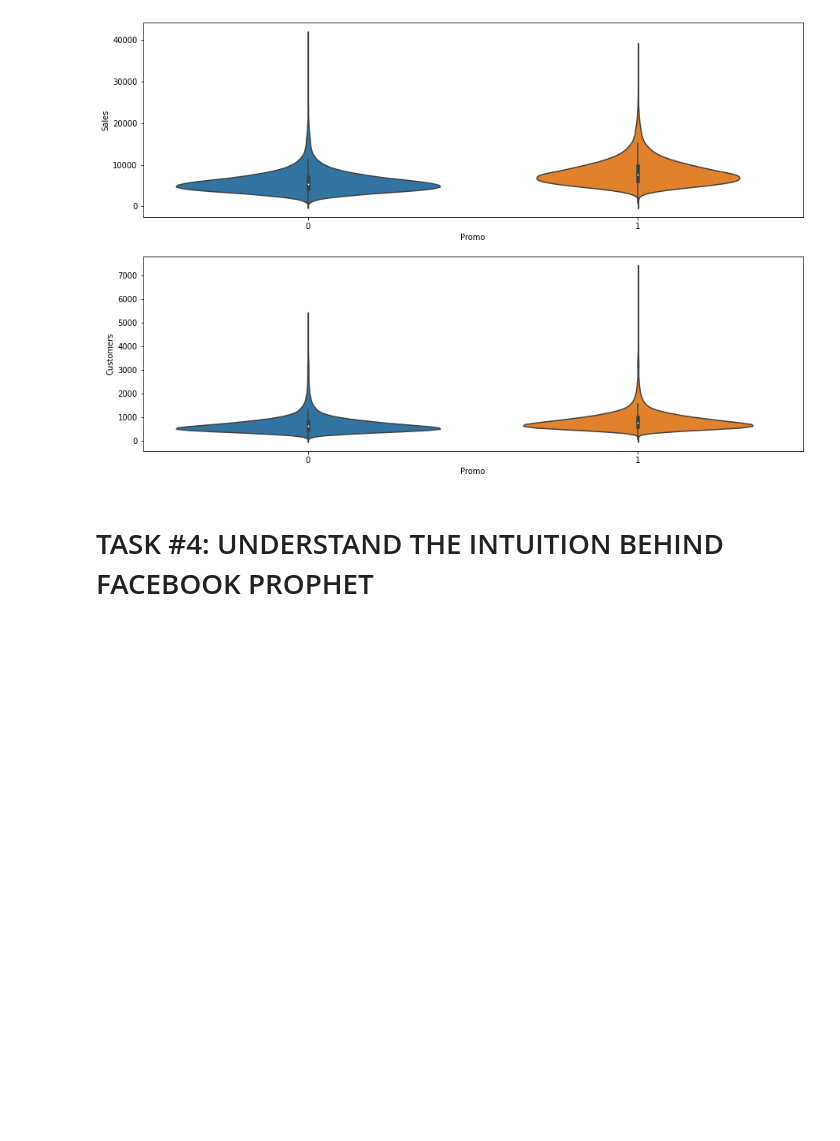
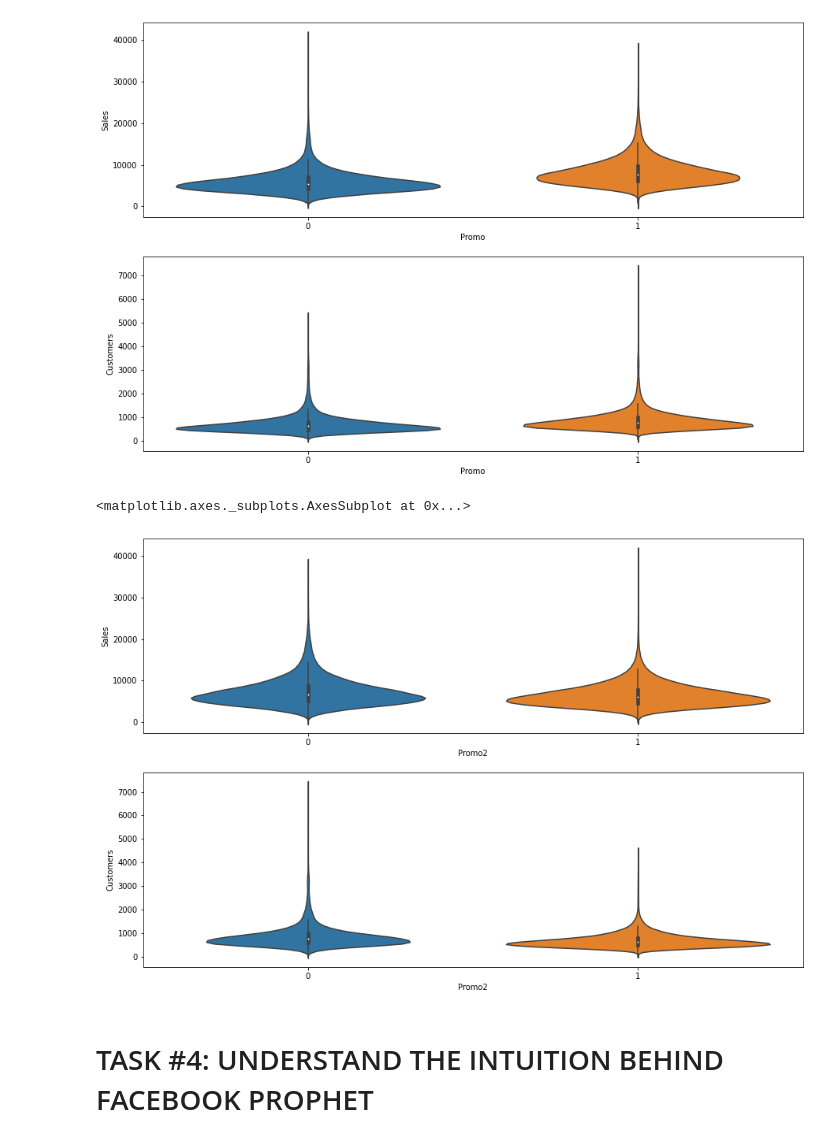
Before and after one commit to wellmej/DataScienceUseCases, a Jupyter notebook: Case3_My_Sales_Department.ipynb, the cells around one changed output. Cells and saved outputs as stored; diff of their text form; code cells hidden in the pictures; blank space fills up the shorter version.

```diff
--- a/Case3_My_Sales_Department.ipynb
+++ b/Case3_My_Sales_Department.ipynb
@@ -649,6 +667,24 @@ sns.violinplot(x = 'Promo', y = 'Customers', data = sales_train_all_df)
 # %% [output]
 <matplotlib.axes._subplots.AxesSubplot at 0x...>
 [figure]
+# %%
+#-------------------------------------------
+# "Violin" type plot
+#  Promo2 & Customers with average Sales
+#-------------------------------------------
+plt.figure(figsize = (15,10))
+plt.subplot(211)
+sns.violinplot(x = 'Promo2', y = 'Sales', data = sales_train_all_df)
+plt.subplot(212)
+sns.violinplot(x = 'Promo2', y = 'Customers', data = sales_train_all_df)
+#
+# Results show the avarage sales and custoomer is not
+# positively impacted with Promo2 on, than without
+# (Meaing both left and right graphs are very similar)
+#
+# %% [output]
+<matplotlib.axes._subplots.AxesSubplot at 0x...>
+[figure, added]
 # %% [markdown]
 # TASK #4: UNDERSTAND THE INTUITION BEHIND FACEBOOK PROPHET
 # %% [markdown]
```
Also changed, not shown: parts of 7 cells of this notebook.
